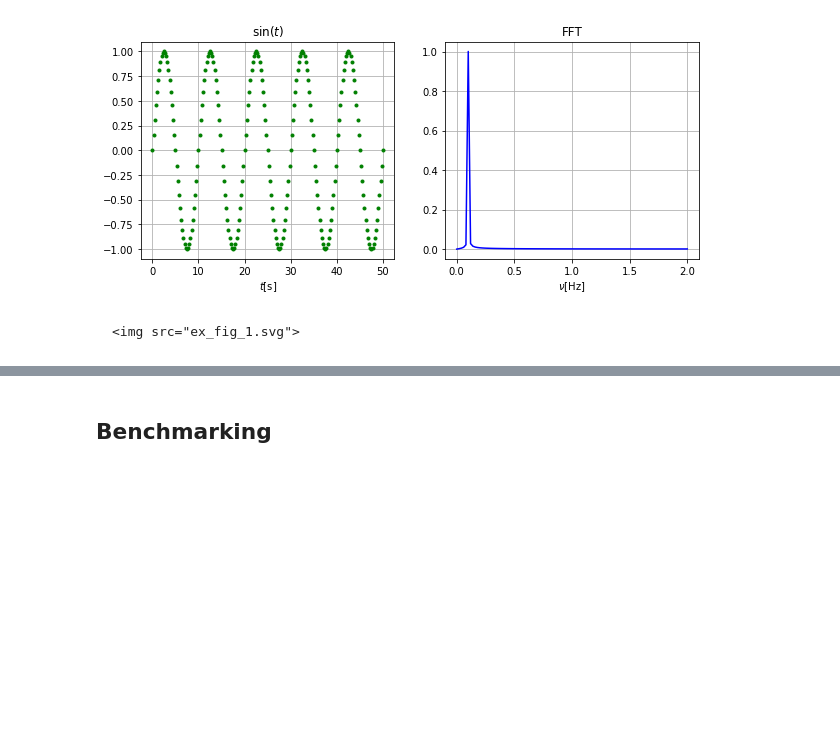
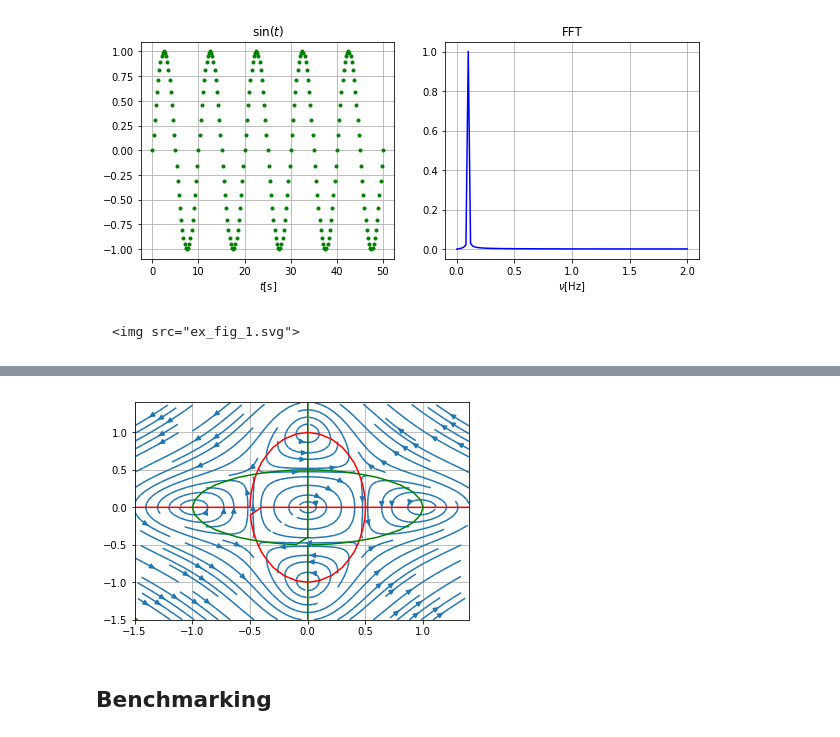
Before and after one commit to szazs89/jupyter_ex, a Jupyter notebook: python_ex1.ipynb, the cells around one changed output, grey strips where cells are left out. Saved outputs shown, nothing was run; the diff lists cells and outputs as text; code cells hidden in the pictures; blank space fills up the shorter version.

```diff
--- a/python_ex1.ipynb
+++ b/python_ex1.ipynb
@@ -48,3 +60,16 @@ plt.show()
+# %%
+a = 2
+x, y = meshgrid(arange(-1.5, 1.5, 0.1), arange(-1.5, 1.5, 0.1))
+fxy = -((a*x)**2+y**2-1)*y
+gxy = (x**2+(a*y)**2-1)*x
+streamplot(x, y, fxy, gxy)
+# f(x,y)=0 görbék: ellipszis+egyenes
+contour(x,y,fxy,1,colors="red")
+# g(x,y)=0 görbék: ellipszis+egyenes
+contour(x,y,gxy,1,colors="green")
+grid(); show()
+# %% [output]
+[figure, added]
 # %% [markdown]
 ## Benchmarking
 # %%
```
Also changed, not shown: parts of 2 cells of this notebook, 5 other files.
